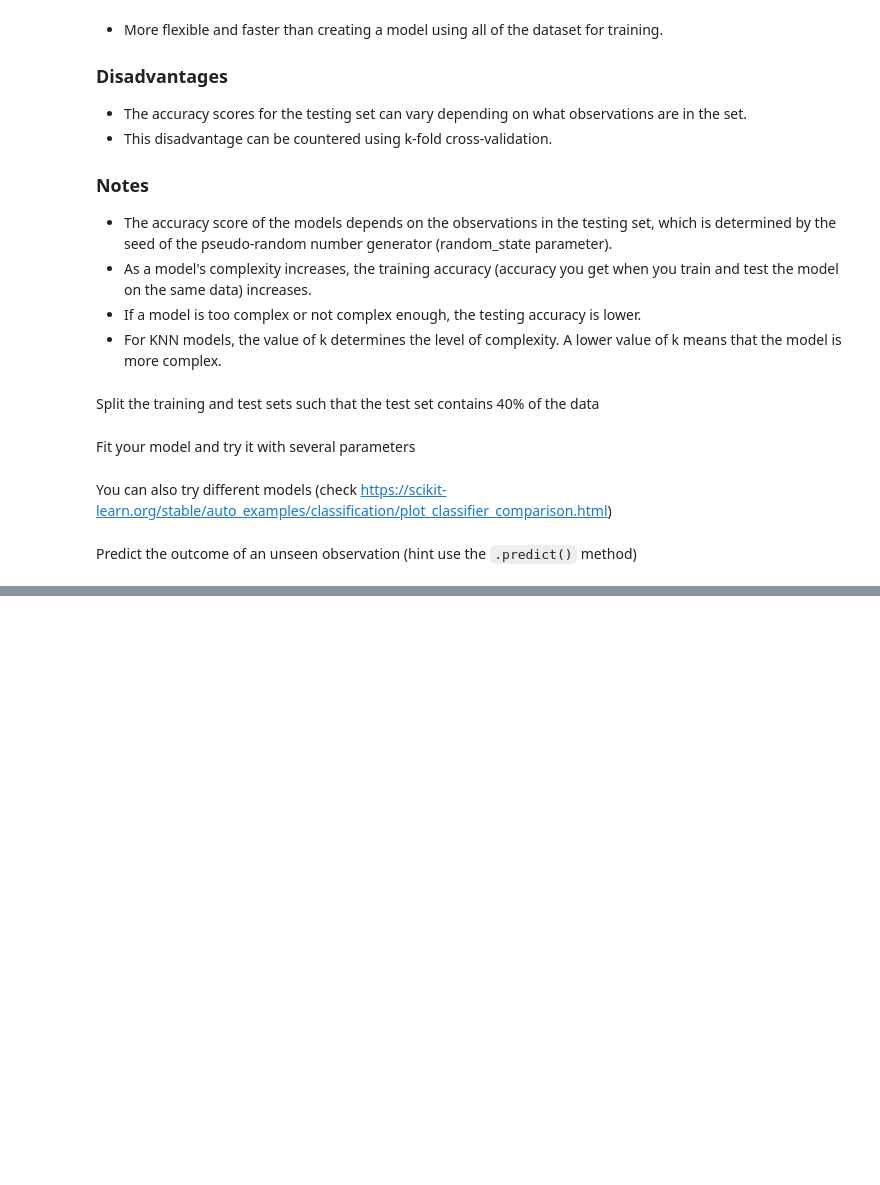
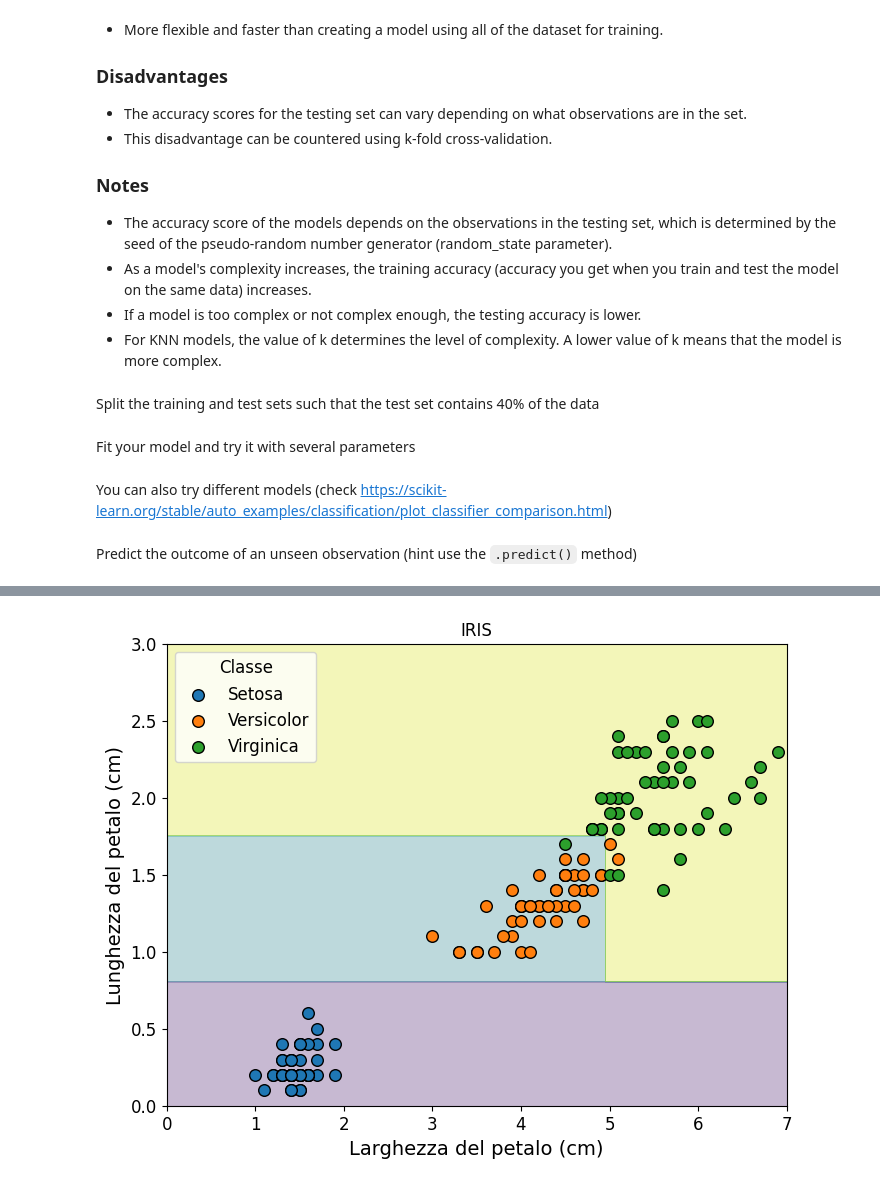
Before and after one commit to w4bo/teaching-handsondatapipelines, a Jupyter notebook: materials/14-Iris.solution.ipynb, the cells around one changed output, grey strips where cells are left out. Cells and saved outputs as stored; diff of their text form; code cells hidden in the pictures; blank space fills up the shorter version.

Commit message:
Creato con Colaboratory

```diff
--- a/materials/14-Iris.solution.ipynb
+++ b/materials/14-Iris.solution.ipynb
@@ -213,0 +244,64 @@ logreg.predict([[6, 3, 4, 2]])
+# %%
+import numpy as np
+import matplotlib.pyplot as plt
+from sklearn.datasets import load_iris
+from sklearn.tree import DecisionTreeClassifier
+
+def plot_boundary(clf, title):
+    # Load Iris dataset
+    iris = load_iris()
+    X = iris.data[:, 2:4]  # Selecting petal width and petal length columns
+    y = iris.target
+    # Train a classifier
+    clf.fit(X, y)
+
+    # Create a meshgrid for plotting decision boundaries
+    x_min, x_max = X[:, 0].min() - 1, X[:, 0].max() + 1
+    y_min, y_max = X[:, 1].min() - 1, X[:, 1].max() + 1
+    xx, yy = np.meshgrid(np.arange(x_min, x_max, 0.01), np.arange(y_min, y_max, 0.01))
+
+    # Predict the class for each point in the meshgrid
+    Z = clf.predict(np.c_[xx.ravel(), yy.ravel()])
+    Z = Z.reshape(xx.shape)
+
+    # Plot the decision boundaries
+    plt.figure(figsize=figsize)
+    plt.contourf(xx, yy, Z, alpha=0.3, cmap='viridis')
+
+    # Map target labels to class names
+    class_names = {0: 'Setosa', 1: 'Versicolor', 2: 'Virginica'}
+    target_names = [class_names[i] for i in range(len(class_names))]
+    # Plot the dataset points
+    for i, class_name in enumerate(target_names):
+        class_data = X[y == i]
+        plt.scatter(class_data[:, 0], class_data[:, 1], label=class_name, cmap='viridis', edgecolor='k', s=70)
+
+
+    SMALL_SIZE = 12
+    MEDIUM_SIZE = 14
+    BIGGER_SIZE = 16
+
+    plt.rc('font', size=SMALL_SIZE)          # controls default text sizes
+    plt.rc('axes', titlesize=SMALL_SIZE)     # fontsize of the axes title
+    plt.rc('axes', labelsize=MEDIUM_SIZE)    # fontsize of the x and y labels
+    plt.rc('xtick', labelsize=SMALL_SIZE)    # fontsize of the tick labels
+    plt.rc('ytick', labelsize=SMALL_SIZE)    # fontsize of the tick labels
+    plt.rc('legend', fontsize=SMALL_SIZE)    # legend fontsize
+    plt.rc('figure', titlesize=BIGGER_SIZE)  # fontsize of the figure title
+    plt.xlim(xlim)
+    plt.ylim(ylim)
+    plt.xlabel(xlabel)
+    plt.ylabel(ylabel)
+    plt.title(ctitle)
+    plt.legend(title=legend, loc=2)
+
+    # Save the plot as an image file
+    plt.savefig(f'{title}.svg')
+
+    # Download the saved image file
+    from google.colab import files
+    files.download(f'{title}.svg')
+    return clf
+
+tree = plot_boundary(DecisionTreeClassifier(max_depth=3), "decisiontree_cplot")
+# %% [output]
@@ -213,0 +310 @@ logreg.predict([[6, 3, 4, 2]])
+[figure, added]
```
Also changed, not shown: parts of 6 cells of this notebook.
